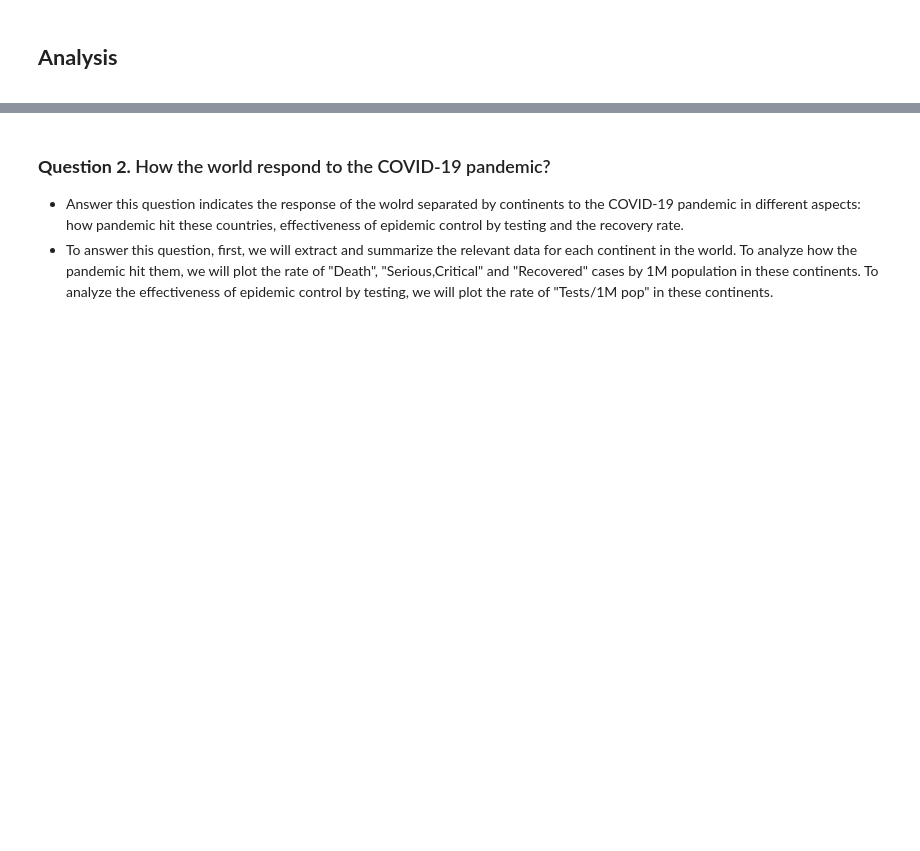
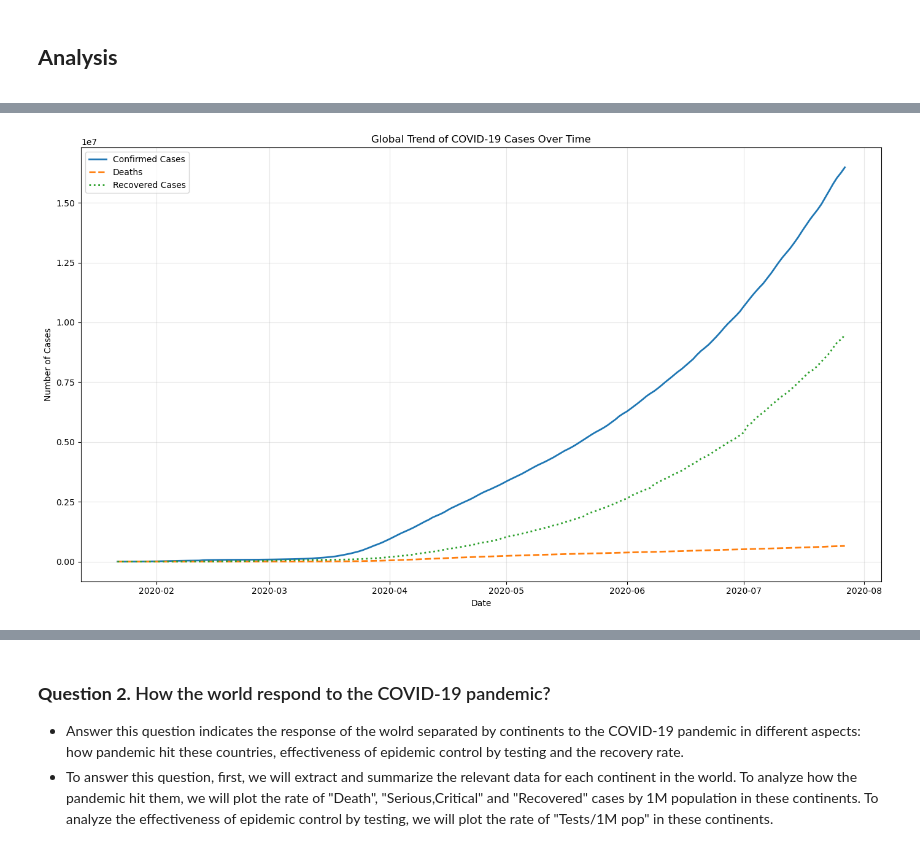
Before and after one commit to dhuyent/DSProgramming-FinalProject, a Jupyter notebook: src/Data_analysis.ipynb, the cells around one changed output, grey strips where cells are left out. Cells and saved outputs as stored; diff of their text form; code cells hidden in the pictures; blank space fills up the shorter version.

```diff
--- a/src/Data_analysis.ipynb
+++ b/src/Data_analysis.ipynb
@@ -191,0 +198,26 @@ total_per_day.sample(5)
+# %%
+# Plotting the trends for Confirmed, Deaths, and Recovered cases
+plt.figure(figsize=(14, 8))
+
+# # Active cases
+# plt.plot(total_per_day.index, total_per_day['Active'], label='Active', linewidth=2)
+
+# Confirmed cases
+plt.plot(total_per_day['Date'], total_per_day['Confirmed'], label='Confirmed Cases', linewidth=2)
+
+# Deaths
+plt.plot(total_per_day['Date'], total_per_day['Deaths'], label='Deaths', linewidth=2, linestyle='--')
+
+# Recovered cases
+plt.plot(total_per_day['Date'], total_per_day['Recovered'], label='Recovered Cases', linewidth=2, linestyle=':')
+
+plt.title('Global Trend of COVID-19 Cases Over Time')
+plt.xlabel('Date')
+plt.ylabel('Number of Cases')
+plt.gca().xaxis.set_major_locator(mdates.MonthLocator())    # Show ticks for each month
+plt.legend()
+plt.grid(alpha=0.3)
+plt.tight_layout()
+plt.show()
+# %% [output]
+[figure, added]
```
Also changed, not shown: parts of 20 cells of this notebook, 1 other file.
